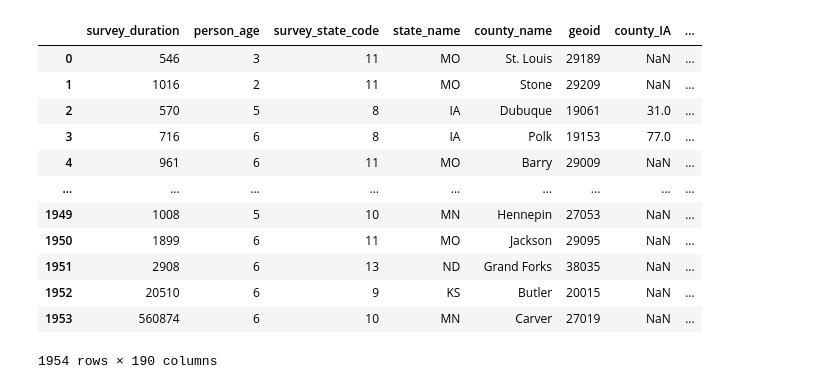
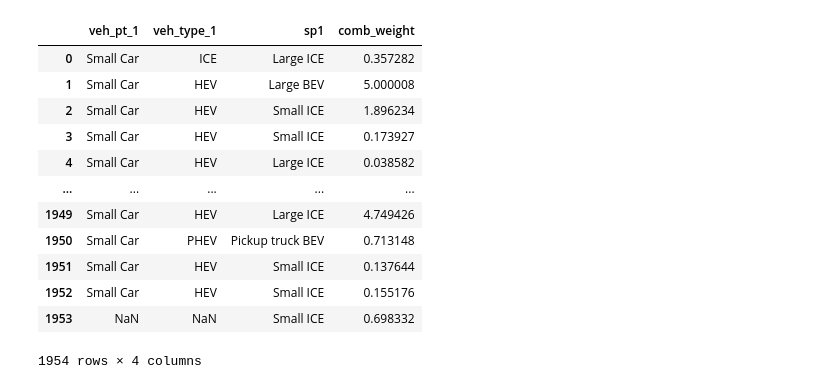
Before and after one commit to itssagunkarki/EV, a Jupyter notebook: graphs/6. sankey_curr_sp.ipynb, the cells around one changed output. Saved outputs shown, nothing was run; the diff lists cells and outputs as text; code cells hidden in the pictures.

```diff
--- a/graphs/6. sankey_curr_sp.ipynb
+++ b/graphs/6. sankey_curr_sp.ipynb
@@ -34,19 +36,3 @@ fig = go.Figure(data=[go.Sankey(
 
 fig.update_layout(title_text="Basic Sankey Diagram", font_size=10)
 fig.show()
-# %%
-dl.get_geo_edf()
-# %% [output]
-|  | survey_duration | person_age | survey_state_code | state_name | county_name | geoid | county_IA | ... |
-| 0 | 546 | 3 | 11 | MO | St. Louis | 29189 | NaN | ... |
-| 1 | 1016 | 2 | 11 | MO | Stone | 29209 | NaN | ... |
-| 2 | 570 | 5 | 8 | IA | Dubuque | 19061 | 31.0 | ... |
-| 3 | 716 | 6 | 8 | IA | Polk | 19153 | 77.0 | ... |
-| 4 | 961 | 6 | 11 | MO | Barry | 29009 | NaN | ... |
-| ... | ... | ... | ... | ... | ... | ... | ... | ... |
-| 1949 | 1008 | 5 | 10 | MN | Hennepin | 27053 | NaN | ... |
-| 1950 | 1899 | 6 | 11 | MO | Jackson | 29095 | NaN | ... |
-| 1951 | 2908 | 6 | 13 | ND | Grand Forks | 38035 | NaN | ... |
-| 1952 | 20510 | 6 | 9 | KS | Butler | 20015 | NaN | ... |
-| 1953 | 560874 | 6 | 10 | MN | Carver | 27019 | NaN | ... |
-1954 rows × 190 columns
@@ -52,0 +41,20 @@ dl.get_geo_edf()
+# %%
+df_for_sankey = geo_edf[['veh_pt_1', 'veh_type_1', 'sp1', 'comb_weight']].copy()
+df_for_sankey['sp1'] = df_for_sankey['sp1'].map({1: "Small ICE", 2: "Small BEV", 3: "Large ICE", 4: "Large BEV", 5:"Pickup truck ICE", 6: "Pickup truck BEV"})
+df_for_sankey['veh_pt_1'] = df_for_sankey['veh_pt_1'].map({1: "Small Car", 2: "Large Car ", 3: "Pickup Truck"})
+df_for_sankey['veh_type_1'] = df_for_sankey['veh_type_1'].map({1: "ICE", 2: "HEV", 3: "PHEV", 4: "BEV"})
+df_for_sankey
+# %% [output]
+|  | veh_pt_1 | veh_type_1 | sp1 | comb_weight |
+| 0 | Small Car | ICE | Large ICE | 0.357282 |
+| 1 | Small Car | HEV | Large BEV | 5.000008 |
+| 2 | Small Car | HEV | Small ICE | 1.896234 |
+| 3 | Small Car | HEV | Small ICE | 0.173927 |
+| 4 | Small Car | HEV | Large ICE | 0.038582 |
+| ... | ... | ... | ... | ... |
+| 1949 | Small Car | HEV | Large ICE | 4.749426 |
+| 1950 | Small Car | PHEV | Pickup truck BEV | 0.713148 |
+| 1951 | Small Car | HEV | Small ICE | 0.137644 |
+| 1952 | Small Car | HEV | Small ICE | 0.155176 |
+| 1953 | NaN | NaN | Small ICE | 0.698332 |
+1954 rows × 4 columns
```
Also changed, not shown: parts of 8 cells of this notebook, 2 other files.
